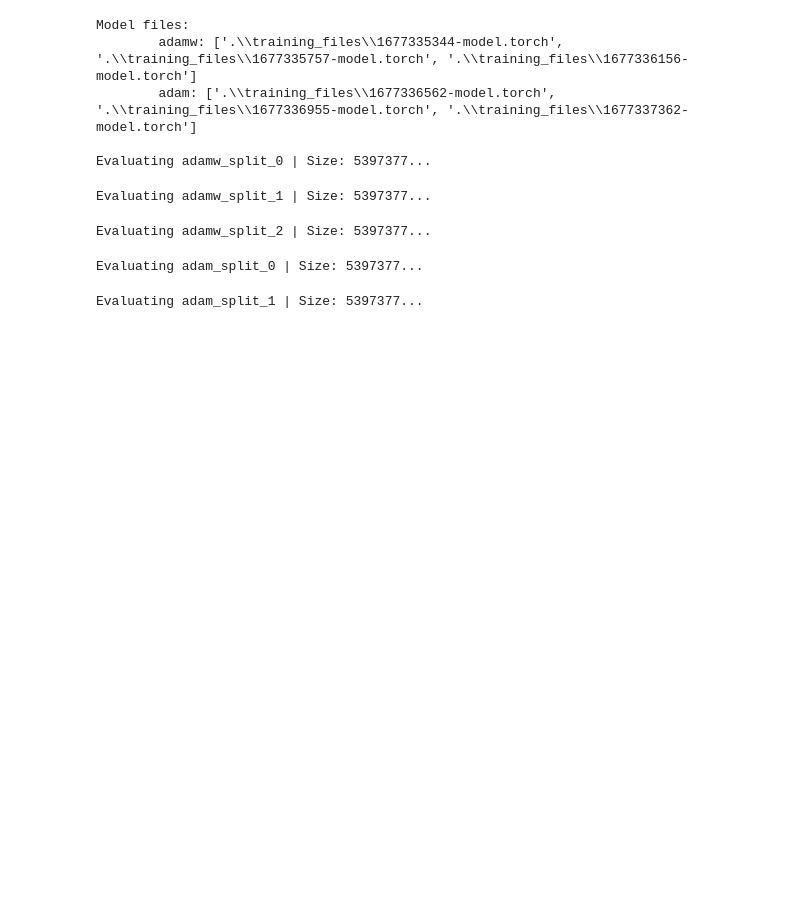
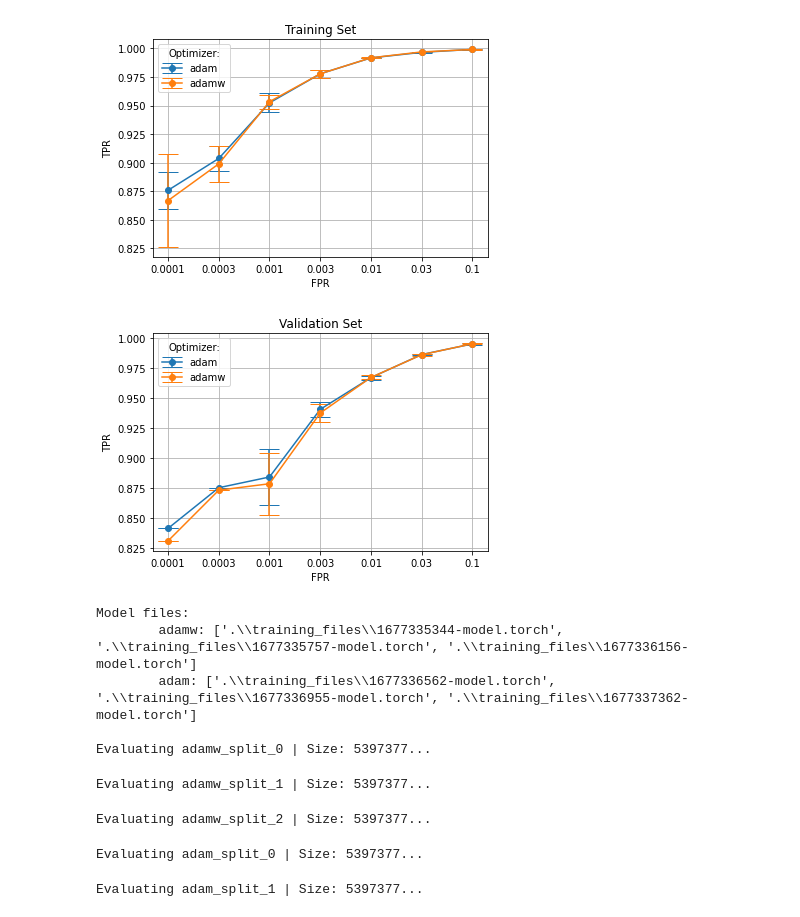
Before and after one commit to dtrizna/nebula, a Jupyter notebook: evaluation/crossValidation/Transformer_Engineering/optimizer_limit_None_1677335344/results_roc.ipynb, the cells around one changed output. Drawn from its saved outputs; the diff is of its cells as text; code cells hidden in the pictures; blank space fills up the shorter version.

```diff
--- a/evaluation/crossValidation/Transformer_Engineering/optimizer_limit_None_1677335344/results_roc.ipynb
+++ b/evaluation/crossValidation/Transformer_Engineering/optimizer_limit_None_1677335344/results_roc.ipynb
@@ -11,3 +16,28 @@ SCRIPT_PATH = get_path(type="notebook")
+# %%
+folder = "."
+training_files = [x for x in os.listdir(folder) if x.endswith("training.json")]
+validation_files = [x for x in os.listdir(folder) if x.endswith("validation.json")]
+
+def training_filter(file):
+    return file.endswith("training.json")
+def validation_filter(file):
+    return file.endswith("validation.json")
+def key_extractor(file):
+    return file.split("_")[1]
+
+metrics_train = read_cv_metrics_folder('.', key_extractor, training_filter)
+metrics_val = read_cv_metrics_folder('.', key_extractor, validation_filter)
+
+TITLE = "Optimizer:"
+newkeys = [x for x in metrics_train.keys()]
+ax = plot_cv_metrics_dict(metrics_train, "tpr", legendTitle=TITLE, legendValues=newkeys)
+ax.set_title("Training Set")
+
+ax = plot_cv_metrics_dict(metrics_val, "tpr", legendTitle=TITLE, legendValues=newkeys)
+_ = ax.set_title("Validation Set")
+# %% [output]
+[figure, added]
+[figure, added]
 # %%
 model_config = {
     "vocab_size": 50002,
```
Also changed, not shown: parts of 6 cells of this notebook, 33 other files.
